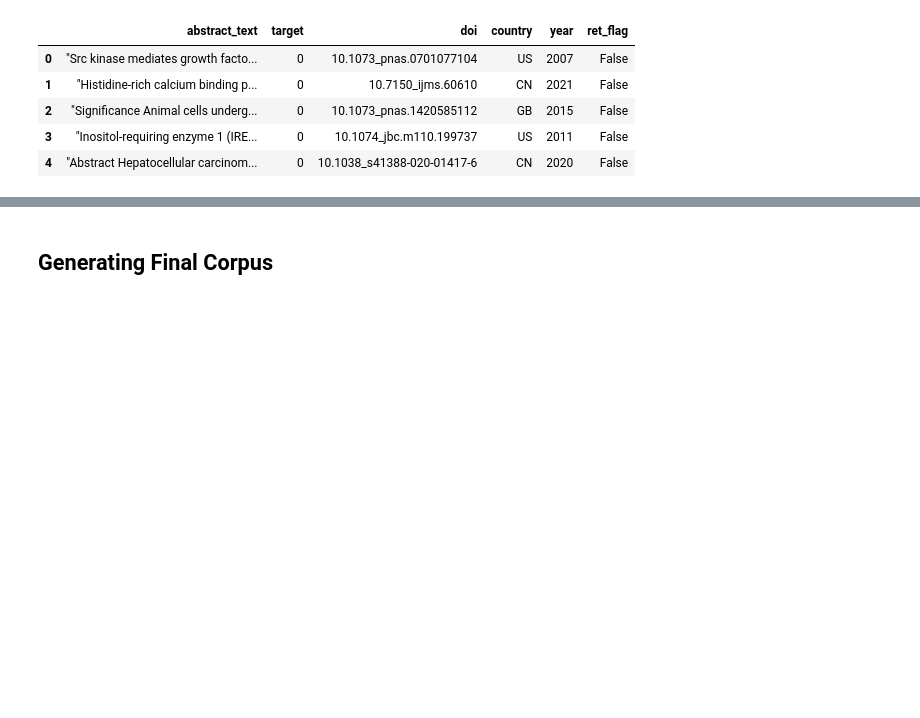
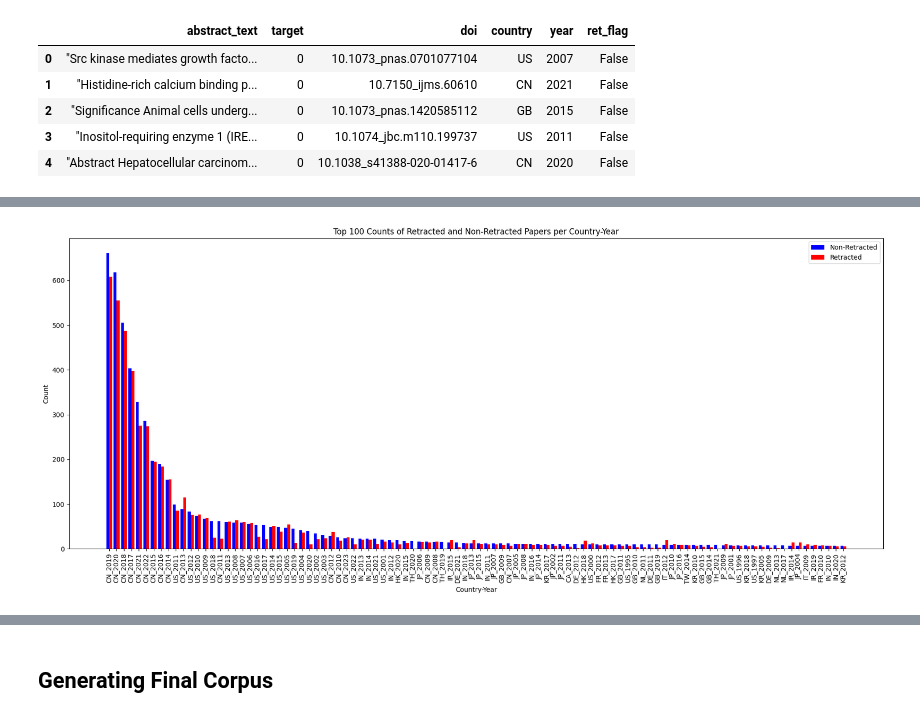
Before and after one commit to pdolano/retraction_project, a Jupyter notebook: 04_corpus_generation_and_analysis.ipynb, the cells around one changed output, grey strips where cells are left out. Cells and saved outputs as stored; diff of their text form; code cells hidden in the pictures; blank space fills up the shorter version.

```diff
--- a/04_corpus_generation_and_analysis.ipynb
+++ b/04_corpus_generation_and_analysis.ipynb
@@ -228,0 +322,41 @@ final_df.head(50)
+# %%
+
+import matplotlib.pyplot as plt
+import pandas as pd
+import numpy as np
+
+# Ensure the data is sorted properly
+final_df = final_df.sort_values(by=['country', 'year'])
+
+# Aggregate data to get total counts per country and year
+country_year_counts = final_df.groupby(['country', 'year']).sum(numeric_only=True).reset_index()
+
+# Calculate the difference between retracted and non-retracted counts
+country_year_counts['difference'] = country_year_counts['retracted_count'] - country_year_counts['non_retracted_count']
+
+# Select top 100 entries based on the highest total counts (sum of non-retracted and retracted)
+top_100 = country_year_counts.nlargest(100, ['non_retracted_count', 'retracted_count'])
+
+# Generate unique x positions for each country-year pair
+x_labels = [f"{row['country']}_{row['year']}" for _, row in top_100.iterrows()]
+x_positions = np.arange(len(x_labels))
+
+# Initialize plot
+plt.figure(figsize=(18, 8))
+
+# Plot bars for non-retracted and retracted counts
+plt.bar(x_positions - 0.2, top_100['non_retracted_count'], width=0.4, label='Non-Retracted', color='blue')
+plt.bar(x_positions + 0.2, top_100['retracted_count'], width=0.4, label='Retracted', color='red')
+
+# Formatting
+plt.title('Top 100 Counts of Retracted and Non-Retracted Papers per Country-Year')
+plt.xlabel('Country-Year')
+plt.ylabel('Count')
+plt.xticks(x_positions, x_labels, rotation=90)
+plt.legend()
+plt.tight_layout()
+
+# Show the plot
+plt.show()
+# %% [output]
+[figure, added]
```
Also changed, not shown: parts of 16 cells of this notebook.
